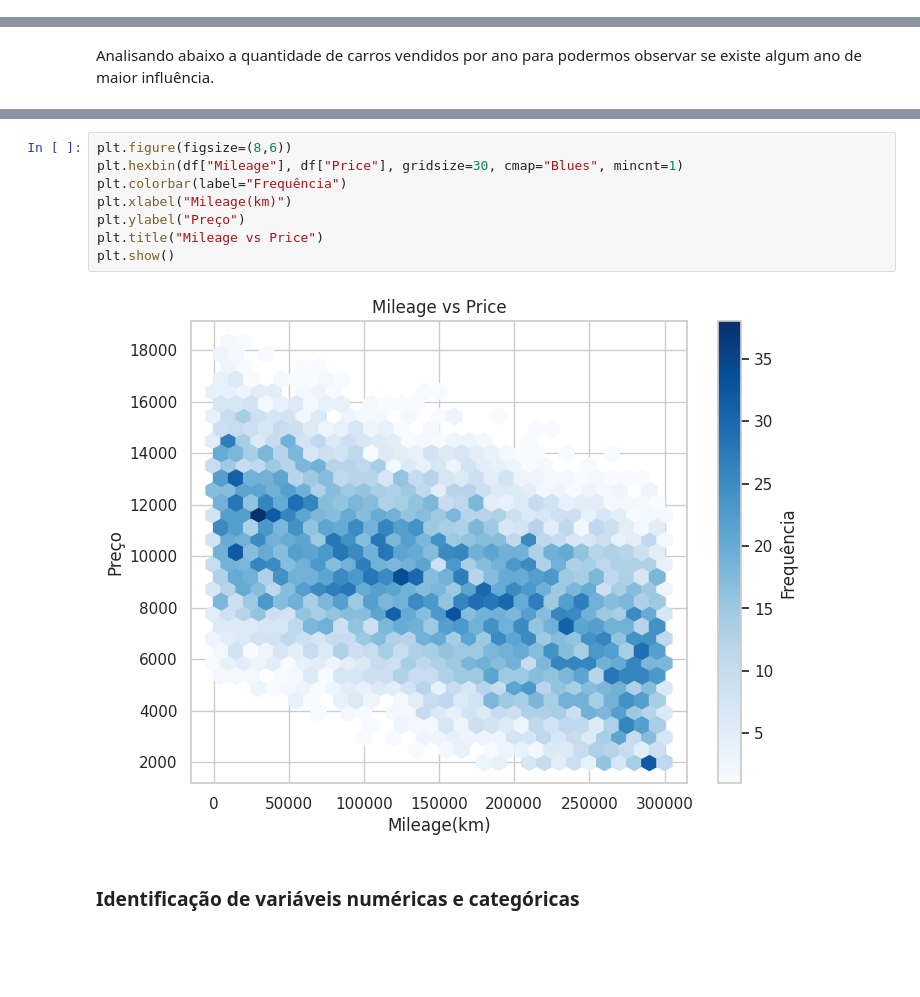
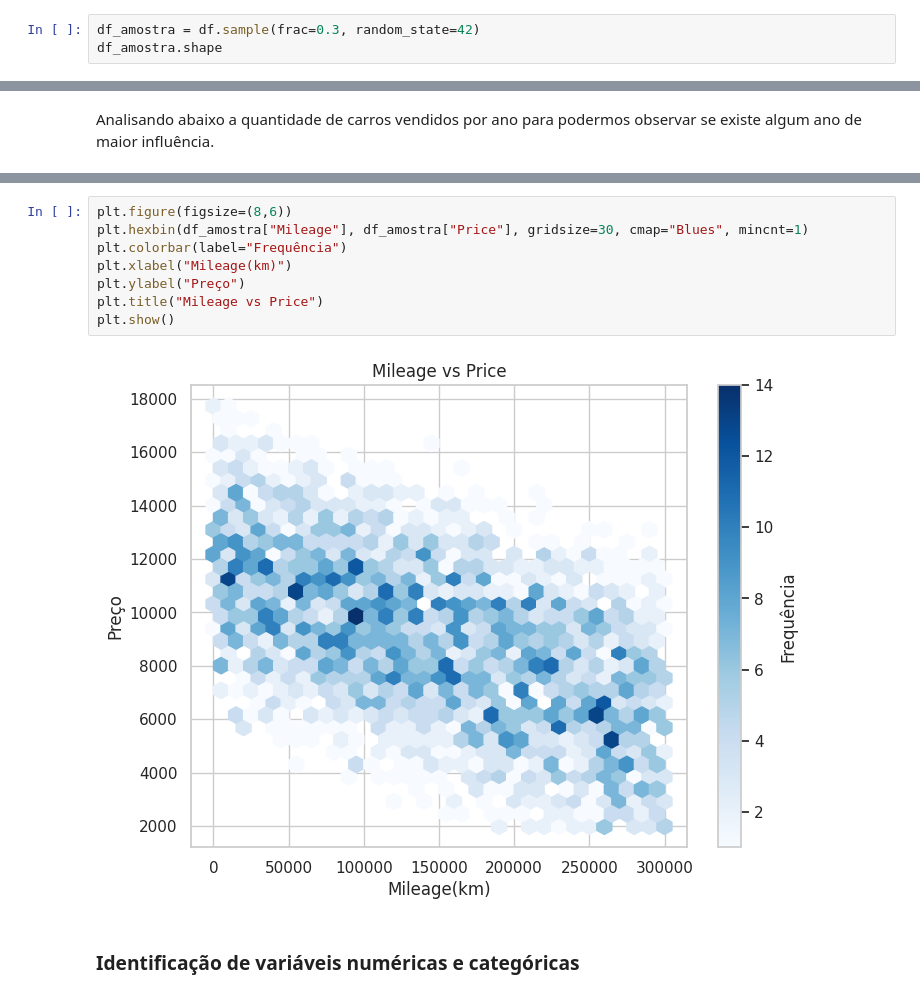
Before and after one commit to mateussrtt/portfolio-dados, a Jupyter notebook: car_dataset_predict.ipynb, the cells around one changed output, grey strips where cells are left out. Saved outputs shown, nothing was run; the diff lists cells and outputs as text; blank space fills up the shorter version.

```diff
--- a/car_dataset_predict.ipynb
+++ b/car_dataset_predict.ipynb
@@ -46,0 +38,3 @@ df.shape
+# %%
+df_amostra = df.sample(frac=0.3, random_state=42)
+df_amostra.shape
@@ -243,13 +239,13 @@ plt.show()
 # %%
 plt.figure(figsize=(8,6))
-plt.hexbin(df["Mileage"], df["Price"], gridsize=30, cmap="Blues", mincnt=1)
+plt.hexbin(df_amostra["Mileage"], df_amostra["Price"], gridsize=30, cmap="Blues", mincnt=1)
 plt.colorbar(label="Frequência")
 plt.xlabel("Mileage(km)")
 plt.ylabel("Preço")
 plt.title("Mileage vs Price")
 plt.show()
 # %% [output]
-[figure, old version]
+[figure, new version]
 # %% [markdown]
 ### Identificação de variáveis numéricas e categóricas
 # %%
```
Also changed, not shown: parts of 50 cells of this notebook.
